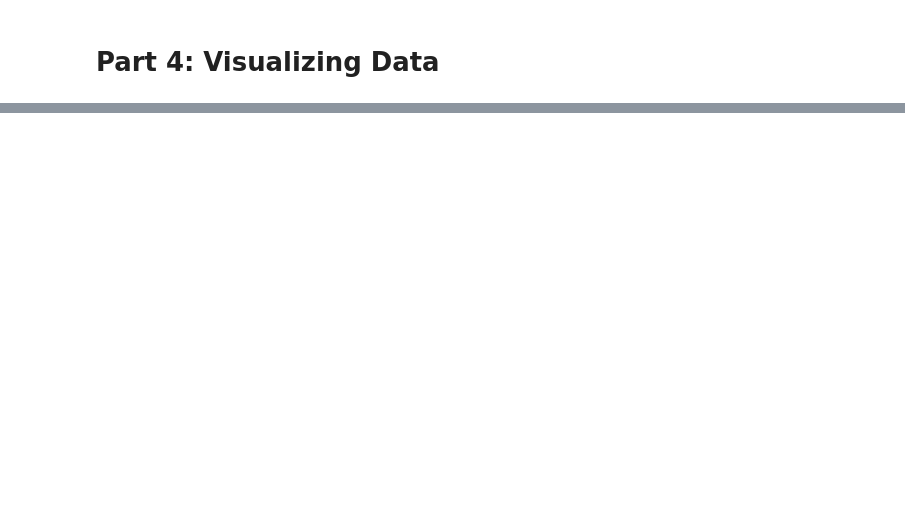
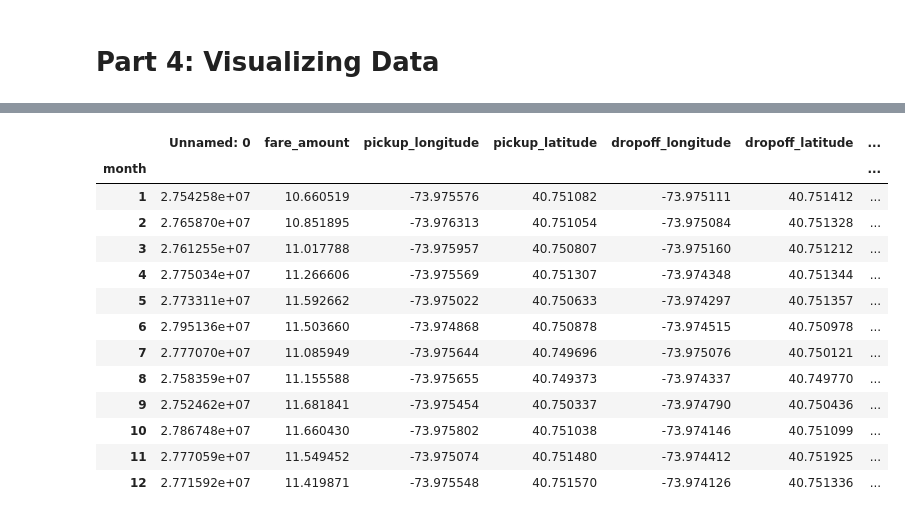
Before and after one commit to scottqin123/4501-Project, a Jupyter notebook: code.ipynb, the cells around one changed output, grey strips where cells are left out. Saved outputs shown, nothing was run; the diff lists cells and outputs as text; code cells hidden in the pictures; blank space fills up the shorter version.

```diff
--- a/code.ipynb
+++ b/code.ipynb
@@ -190,6 +192,11 @@ day_conv(uber['pickup_datetime'][0])
 # %%
 # apply the function to uber table and add a new day column
 uber['day'] = uber[['pickup_datetime']].apply(lambda x: day_conv(*x), axis=1)
+# %%
+uber = uber.loc[(uber['pickup_longitude'] > -74.24233) & (uber['pickup_longitude'] < -73.717047)]
+uber = uber.loc[(uber['dropoff_longitude'] > -74.24233) & (uber['dropoff_longitude'] < -73.717047)]
+uber = uber.loc[(uber['pickup_latitude'] > 40.560445) & (uber['pickup_latitude'] < 40.908524)]
+uber = uber.loc[(uber['dropoff_latitude'] > 40.560445) & (uber['dropoff_latitude'] < 40.908524)]
 # %%
 # clean the weather data
 # %%
@@ -393,0 +417,17 @@ engine.execute(QUERY_3).fetchall()
+# %%
+temp2.groupby('month').mean()
+# %% [output]
+|  | Unnamed: 0 | fare_amount | pickup_longitude | pickup_latitude | dropoff_longitude | dropoff_latitude | ... |
+| month |  |  |  |  |  |  | ... |
+| 1 | 2.754258e+07 | 10.660519 | -73.975576 | 40.751082 | -73.975111 | 40.751412 | ... |
+| 2 | 2.765870e+07 | 10.851895 | -73.976313 | 40.751054 | -73.975084 | 40.751328 | ... |
+| 3 | 2.761255e+07 | 11.017788 | -73.975957 | 40.750807 | -73.975160 | 40.751212 | ... |
+| 4 | 2.775034e+07 | 11.266606 | -73.975569 | 40.751307 | -73.974348 | 40.751344 | ... |
+| 5 | 2.773311e+07 | 11.592662 | -73.975022 | 40.750633 | -73.974297 | 40.751357 | ... |
+| 6 | 2.795136e+07 | 11.503660 | -73.974868 | 40.750878 | -73.974515 | 40.750978 | ... |
+| 7 | 2.777070e+07 | 11.085949 | -73.975644 | 40.749696 | -73.975076 | 40.750121 | ... |
+| 8 | 2.758359e+07 | 11.155588 | -73.975655 | 40.749373 | -73.974337 | 40.749770 | ... |
+| 9 | 2.752462e+07 | 11.681841 | -73.975454 | 40.750337 | -73.974790 | 40.750436 | ... |
+| 10 | 2.786748e+07 | 11.660430 | -73.975802 | 40.751038 | -73.974146 | 40.751099 | ... |
+| 11 | 2.777059e+07 | 11.549452 | -73.975074 | 40.751480 | -73.974412 | 40.751925 | ... |
+| 12 | 2.771592e+07 | 11.419871 | -73.975548 | 40.751570 | -73.974126 | 40.751336 | ... |
```
Also changed, not shown: parts of 14 cells of this notebook, 3 other files.
